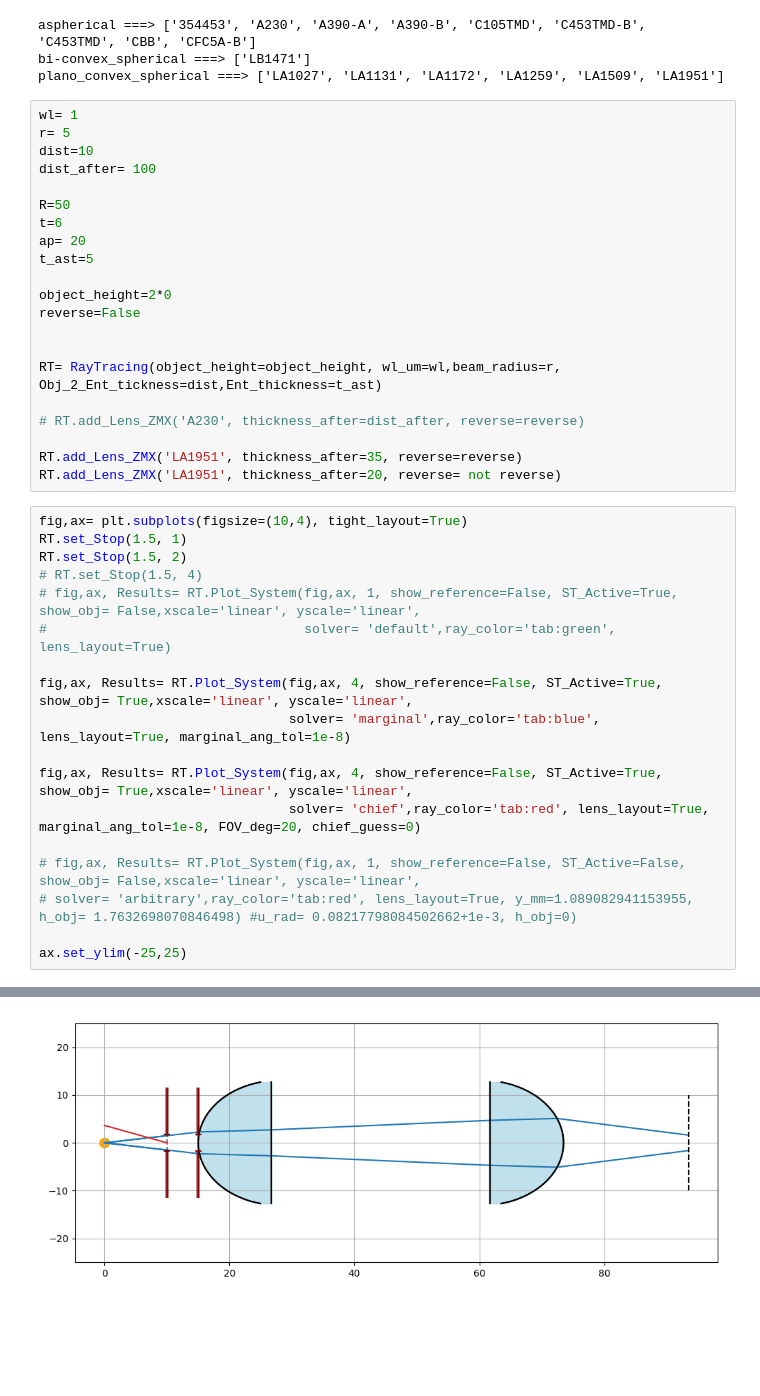
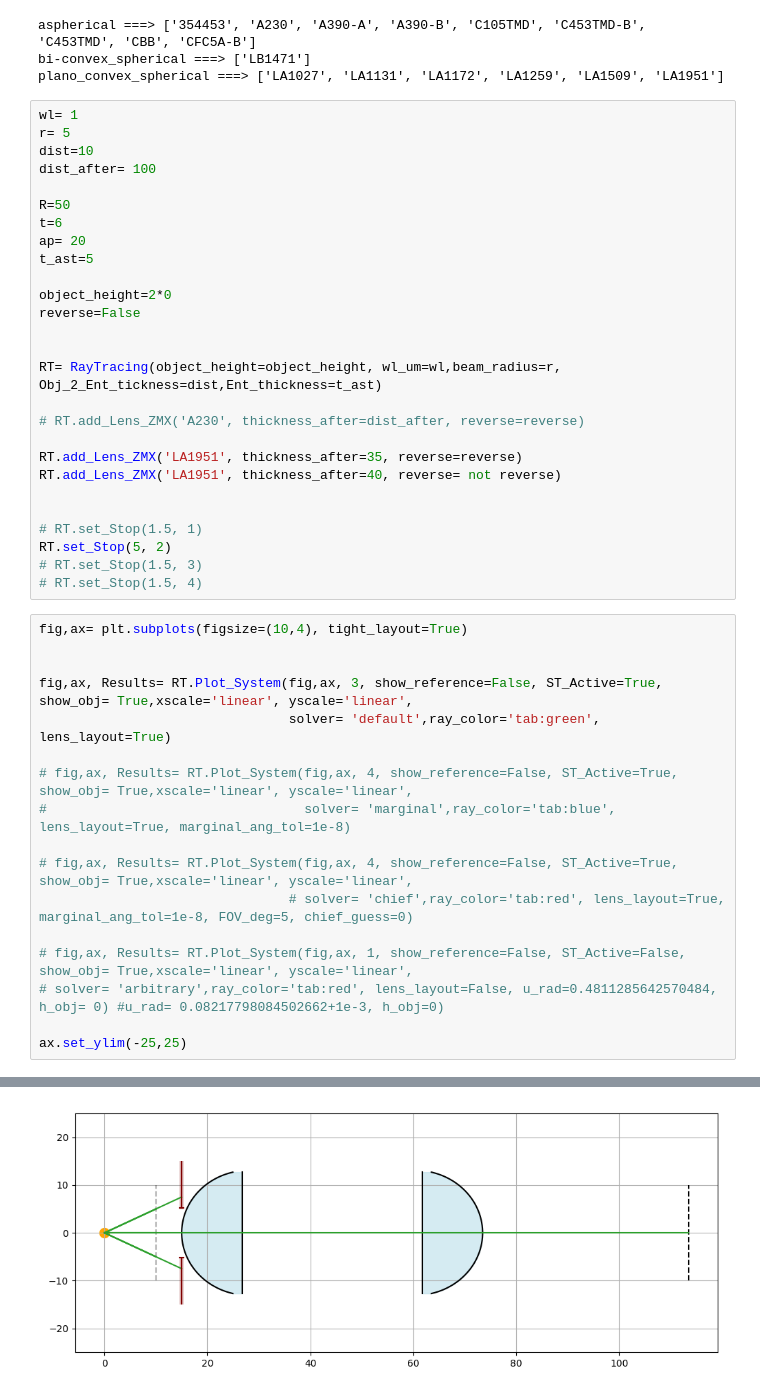
Before and after one commit to mshamdan/Ray, a Jupyter notebook: Example.ipynb, the cells around one changed output, grey strips where cells are left out. Cells and saved outputs as stored; diff of their text form; blank space fills up the shorter version.

```diff
--- a/Example.ipynb
+++ b/Example.ipynb
@@ -81,23 +86,28 @@ RT= RayTracing(object_height=object_height, wl_um=wl,beam_radius=r, Obj_2_Ent_ti
 # RT.add_Lens_ZMX('A230', thickness_after=dist_after, reverse=reverse)
 
 RT.add_Lens_ZMX('LA1951', thickness_after=35, reverse=reverse)
-RT.add_Lens_ZMX('LA1951', thickness_after=20, reverse= not reverse)
+RT.add_Lens_ZMX('LA1951', thickness_after=40, reverse= not reverse)
+
+
+# RT.set_Stop(1.5, 1)
+RT.set_Stop(5, 2)
+# RT.set_Stop(1.5, 3)
+# RT.set_Stop(1.5, 4)
 # %%
 fig,ax= plt.subplots(figsize=(10,4), tight_layout=True)
-RT.set_Stop(1.5, 1)
-RT.set_Stop(1.5, 2)
-# RT.set_Stop(1.5, 4)
-# fig,ax, Results= RT.Plot_System(fig,ax, 1, show_reference=False, ST_Active=True, show_obj= False,xscale='linear', yscale='linear',
-#                                 solver= 'default',ray_color='tab:green', lens_layout=True)
 
-fig,ax, Results= RT.Plot_System(fig,ax, 4, show_reference=False, ST_Active=True, show_obj= True,xscale='linear', yscale='linear',
-                                solver= 'marginal',ray_color='tab:blue', lens_layout=True, marginal_ang_tol=1e-8)
 
-fig,ax, Results= RT.Plot_System(fig,ax, 4, show_reference=False, ST_Active=True, show_obj= True,xscale='linear', yscale='linear',
-                                solver= 'chief',ray_color='tab:red', lens_layout=True, marginal_ang_tol=1e-8, FOV_deg=20, chief_guess=0)
+fig,ax, Results= RT.Plot_System(fig,ax, 3, show_reference=False, ST_Active=True, show_obj= True,xscale='linear', yscale='linear',
+                                solver= 'default',ray_color='tab:green', lens_layout=True)
 
-# fig,ax, Results= RT.Plot_System(fig,ax, 1, show_reference=False, ST_Active=False, show_obj= False,xscale='linear', yscale='linear',
-# solver= 'arbitrary',ray_color='tab:red', lens_layout=True, y_mm=1.089082941153955, h_obj= 1.7632698070846498) #u_rad= 0.08217798084502662+1e-3, h_obj=0)
+# fig,ax, Results= RT.Plot_System(fig,ax, 4, show_reference=False, ST_Active=True, show_obj= True,xscale='linear', yscale='linear',
+#                                 solver= 'marginal',ray_color='tab:blue', lens_layout=True, marginal_ang_tol=1e-8)
+
+# fig,ax, Results= RT.Plot_System(fig,ax, 4, show_reference=False, ST_Active=True, show_obj= True,xscale='linear', yscale='linear',
+                                # solver= 'chief',ray_color='tab:red', lens_layout=True, marginal_ang_tol=1e-8, FOV_deg=5, chief_guess=0)
+
+# fig,ax, Results= RT.Plot_System(fig,ax, 1, show_reference=False, ST_Active=False, show_obj= True,xscale='linear', yscale='linear',
+# solver= 'arbitrary',ray_color='tab:red', lens_layout=False, u_rad=0.4811285642570484, h_obj= 0) #u_rad= 0.08217798084502662+1e-3, h_obj=0)
 
 ax.set_ylim(-25,25)
 # %% [output]
@@ -106,2 +118,2 @@ True
 (-25.0, 25.0)
-[figure, old version]
+[figure, new version]
```
Also changed, not shown: parts of 2 cells of this notebook, 3 other files.
